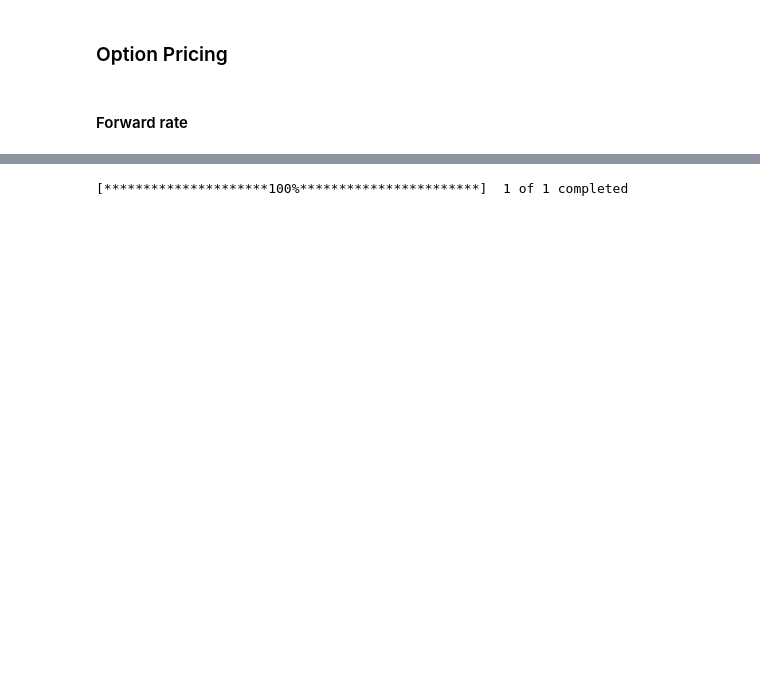
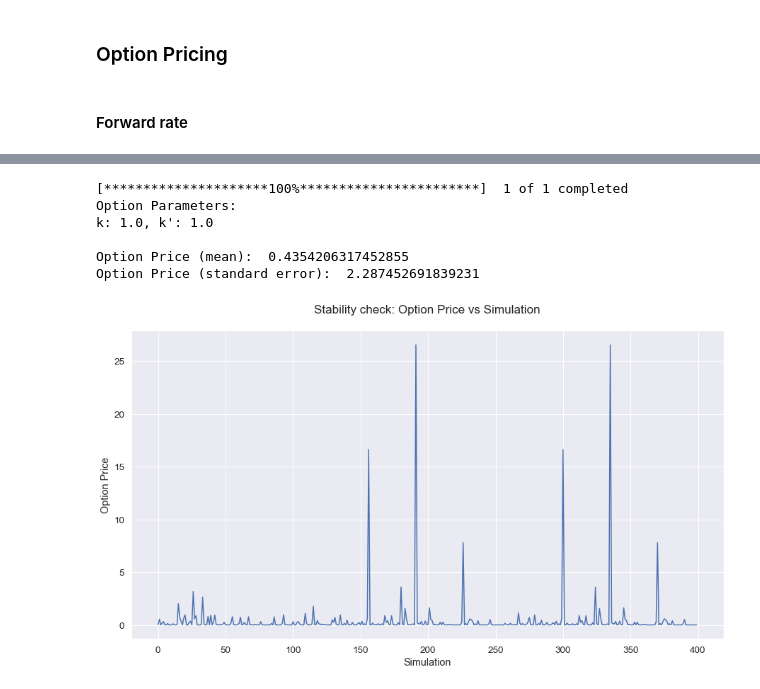
Before and after one commit to abhishekprog0/StructuredPricingEngine, a Jupyter notebook: Structured & Hybrid Project 2020.ipynb, the cells around one changed output, grey strips where cells are left out. Cells and saved outputs as stored; diff of their text form; code cells hidden in the pictures; blank space fills up the shorter version.

```diff
--- a/Structured & Hybrid Project 2020.ipynb
+++ b/Structured & Hybrid Project 2020.ipynb
@@ -442,6 +450,12 @@ def MonteCarloSimulator(datareader, model, n_simulations):
     plt.ylabel("Option Price")
     plt.show()
 # %%
-MonteCarloSimulator(datareader, model, 200)
+MonteCarloSimulator(datareader, model, 400, 1.0, 1.0)
 # %% [output]
 [*********************100%***********************]  1 of 1 completed
+Option Parameters:
+k: 1.0, k': 1.0
+
+Option Price (mean):  0.4354206317452855
+Option Price (standard error):  2.287452691839231
+[figure, added]
```
Also changed, not shown: parts of 9 cells of this notebook.
